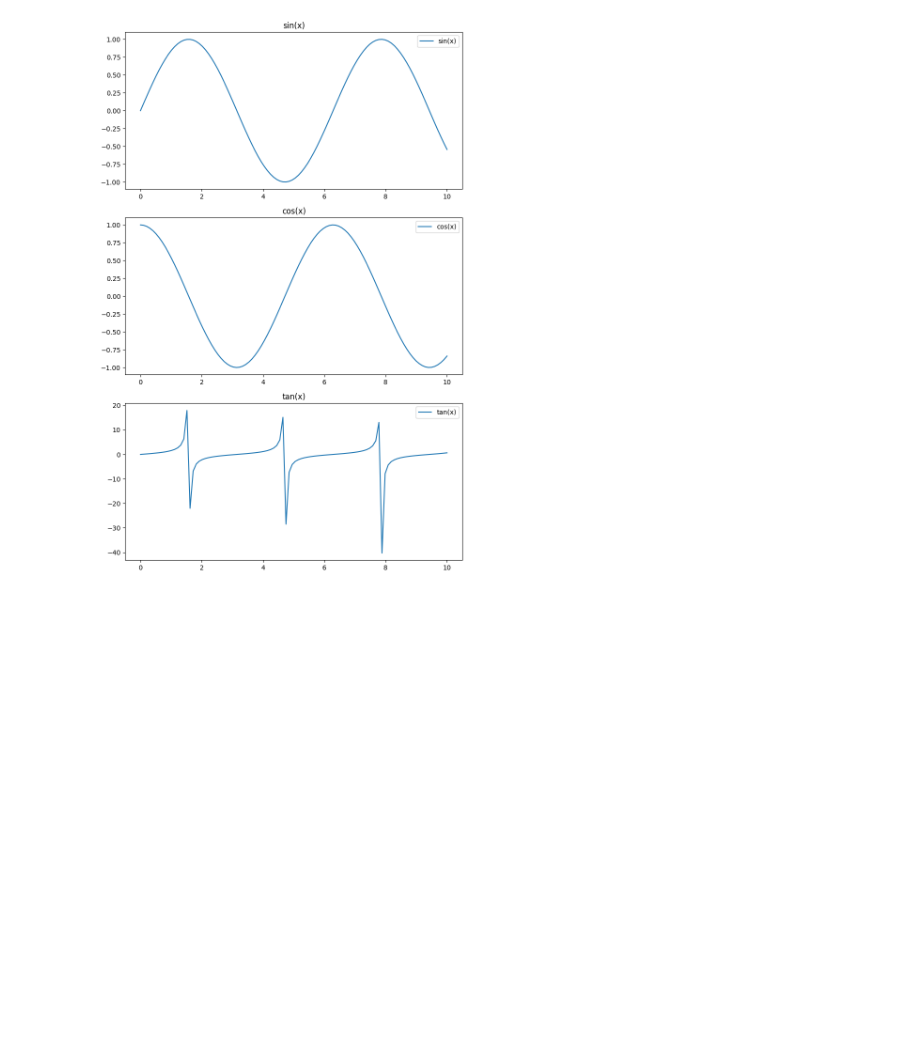
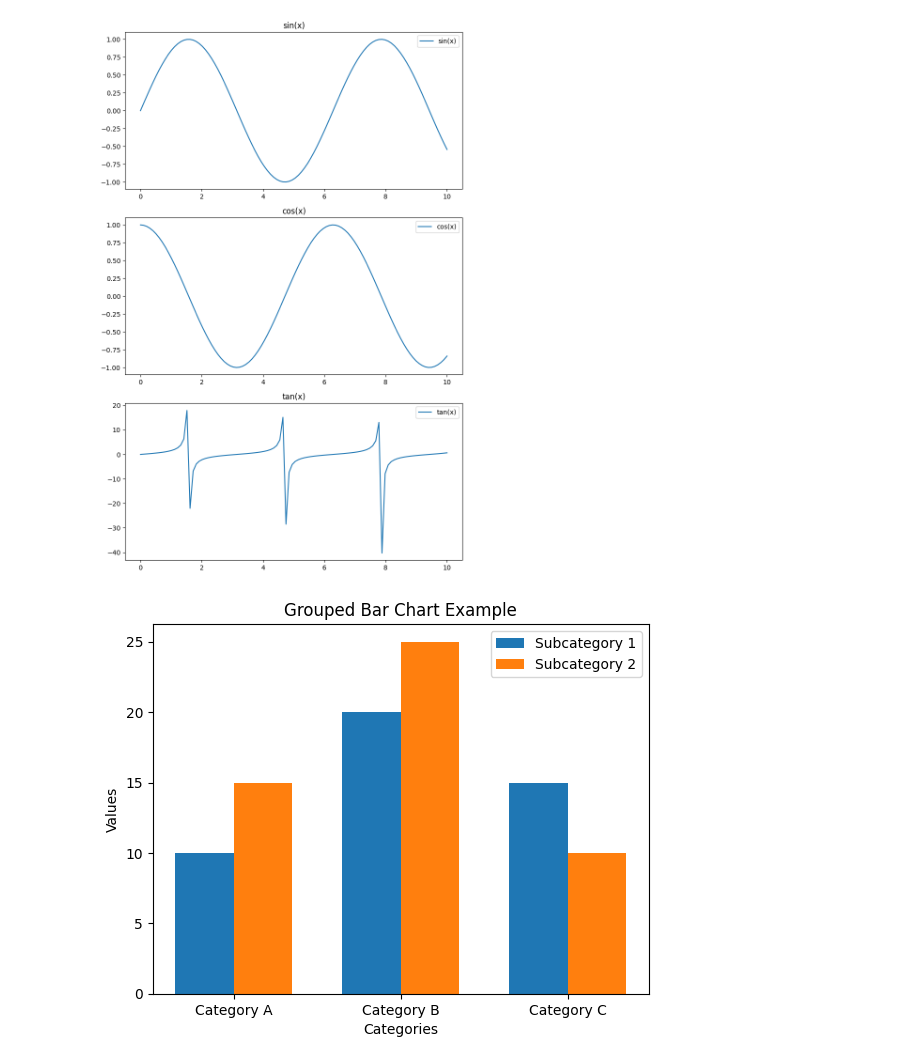
Before and after one commit to ArsalanKhan04/AgroDigital, a Jupyter notebook: agrodigital_proj/render_images/GetMaps.ipynb, the cells around one changed output. Drawn from its saved outputs; the diff is of its cells as text; code cells hidden in the pictures; blank space fills up the shorter version.

Commit message:
Nasa Data Bar chart has been added as well

```diff
--- a/agrodigital_proj/render_images/GetMaps.ipynb
+++ b/agrodigital_proj/render_images/GetMaps.ipynb
@@ -153,3 +153,38 @@ plt.savefig('combined_plots.png')
 plt.show()
 # %% [output]
 [figure]
+# %%
+import matplotlib.pyplot as plt
+import numpy as np
+
+# Sample data in tuples (category, subcategory, value)
+data_tuples = [("Category A", "Subcategory 1", 10),
+               ("Category A", "Subcategory 2", 15),
+               ("Category B", "Subcategory 1", 20),
+               ("Category B", "Subcategory 2", 25),
+               ("Category C", "Subcategory 1", 15),
+               ("Category C", "Subcategory 2", 10)]
+
+# Extracting labels and values from tuples
+categories = np.unique([item[0] for item in data_tuples])
+subcategories = np.unique([item[1] for item in data_tuples])
+values = np.array([[[item[2] for item in data_tuples if item[0] == category and item[1] == subcategory][0]
+                   for subcategory in subcategories] for category in categories])
+
+# Creating a grouped bar chart
+bar_width = 0.35
+index = np.arange(len(categories))
+for i, subcategory in enumerate(subcategories):
+    plt.bar(index + i * bar_width, values[:, i], bar_width, label=subcategory)
+
+# Adding labels and title
+plt.xlabel('Categories')
+plt.ylabel('Values')
+plt.title('Grouped Bar Chart Example')
+plt.xticks(index + bar_width * (len(subcategories) - 1) / 2, categories)
+plt.legend()
+
+# Display the grouped bar chart
+plt.show()
+# %% [output]
+[figure, added]
```
Also changed, not shown: parts of 8 cells of this notebook, 5 other files.
